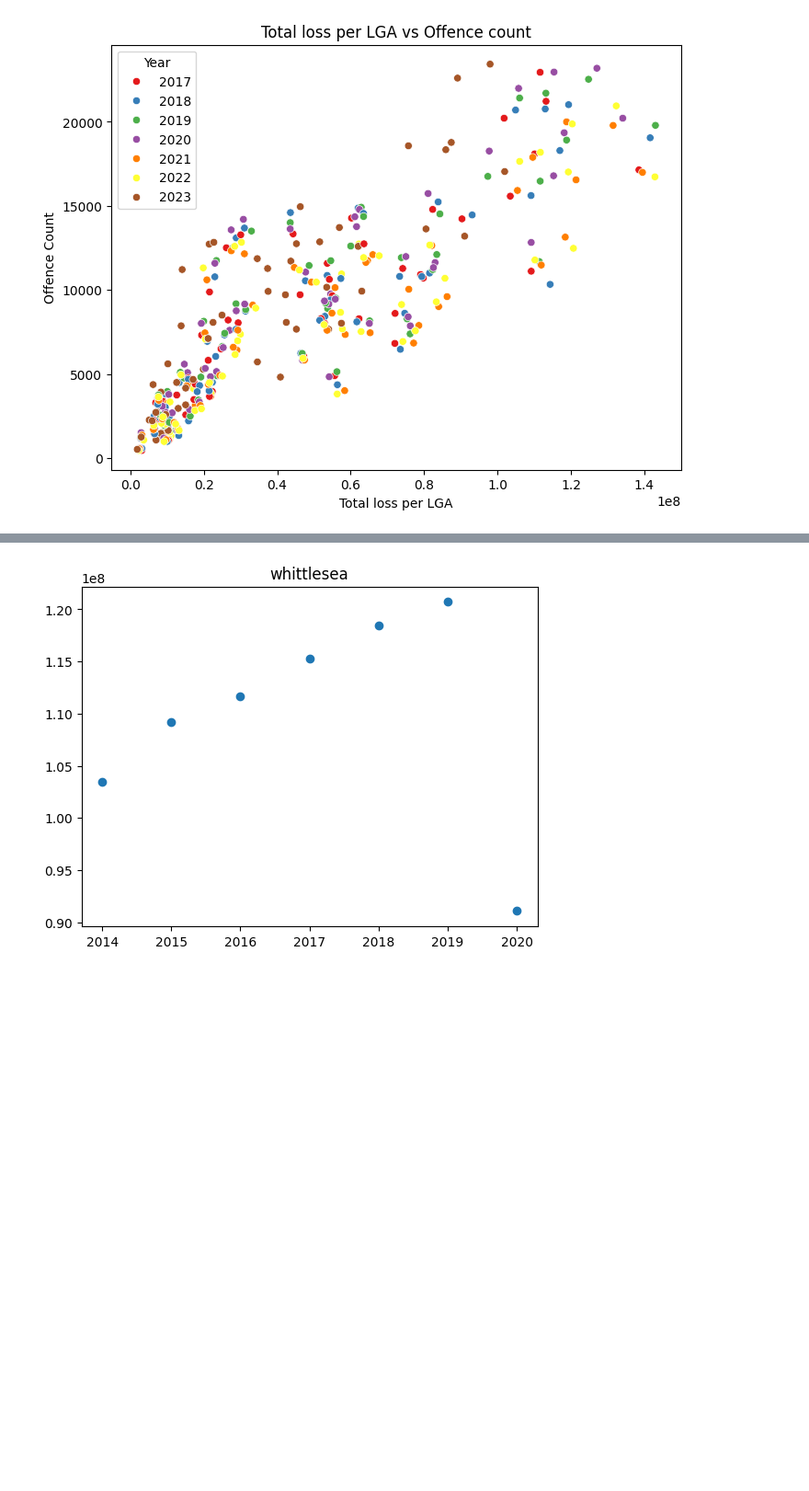
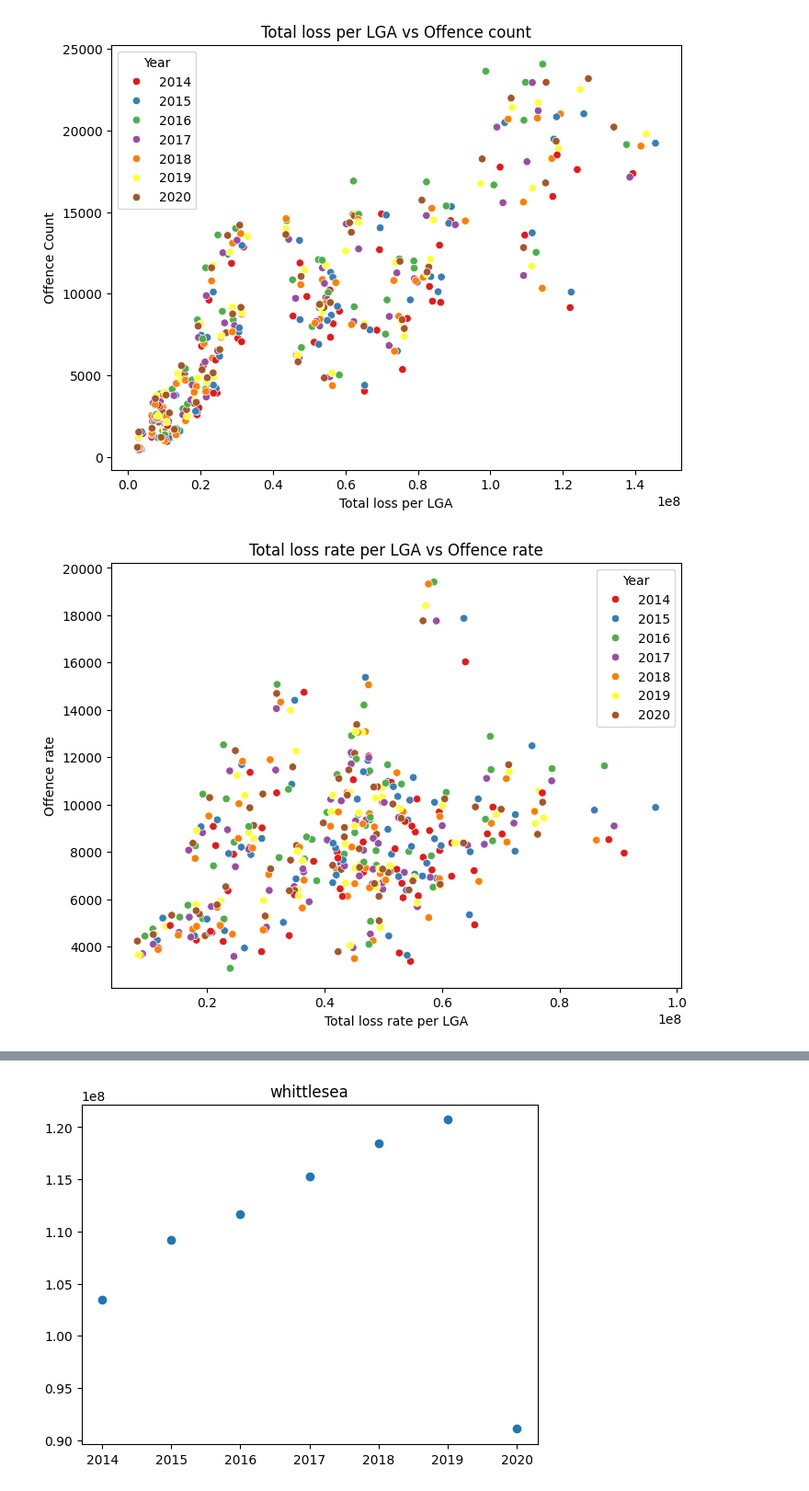
Before and after one commit to khangluong2004/COMP20008_Assignment2, a Jupyter notebook: khang/eda.ipynb, the cells around one changed output, grey strips where cells are left out. Shown at 92% size. Cells and saved outputs as stored; diff of their text form; code cells hidden in the pictures; blank space fills up the shorter version.

```diff
--- a/khang/eda.ipynb
+++ b/khang/eda.ipynb
@@ -119,39 +274,72 @@ yarriambiack 0.8418736303236303
 # # Show the plot
 # plt.show()
 # %%
-# Plot EGM loss per person against offence rate
+# Trend analysis - EGM loss and offence count
+# Plot EGM loss per person against offence count
 # Check using EGM off by 3 years: Still work
 egm_offence_data = {
     'Year': [],
     'loss': [],
     'offence_count': [],
-    'lga': []
+    'lga': [],
+    'offence_rate': [],
+    'loss_rate': [],
+    "population": []
 }
 
 for name, group in preProcess.egm.groupby('LGA Name'):
     # Ignore melbourne, since it's an outlier (probably because melbourne and city of melbourne is not the same thing)
     if name == "melbourne":
         continue
-    for year in range(2017, 2024):
+    for year in range(2014, 2021):
+        offence_count = preProcess.offences[(preProcess.offences['Year'] == year) & (preProcess.offences['Local Government Area'] == name)]['Offence Count'].iloc[0]
+        offence_rate = preProcess.offences[(preProcess.offences['Year'] == year) & (preProcess.offences['Local Government Area'] == name)]['Rate per 100,000 population'].iloc[0]
+        population = offence_count/offence_rate
+        loss = group[str(year - 3)].sum()
+
         egm_offence_data['Year'].append(year)
         egm_offence_data['lga'].append(name)
-        egm_offence_data['loss'].append(group[str(year - 3)].sum())
-        egm_offence_data['offence_count'].append(
-            preProcess.offences.loc[(preProcess.offences['Year'] == year) & (preProcess.offences['Local Government Area'] == name), 'Offence Count'].sum()
-        )
+        egm_offence_data['loss'].append(loss)
+        egm_offence_data['offence_count'].append(offence_count)
+        egm_offence_data['offence_rate'].append(offence_rate)
+        egm_offence_data['loss_rate'].append(loss/population)
+        egm_offence_data['population'].append(population)
 
 # Create scatter plot using Seaborn
 plt.figure(figsize=(8, 6))
 sns.scatterplot(x='loss', y='offence_count', hue='Year', palette='Set1', data=egm_offence_data, legend=True)
 
 # Add labels and title
 plt.xlabel('Total loss per LGA')
 plt.ylabel('Offence Count')
 plt.title('Total loss per LGA vs Offence count')
 
 # Show the plot
 plt.show()
 
+# Create scatter plot using Seaborn
+plt.figure(figsize=(8, 6))
+sns.scatterplot(x='loss_rate', y='offence_rate', hue='Year', palette='Set1', data=egm_offence_data, legend=True)
+
+# Add labels and title
+plt.xlabel('Total loss rate per LGA')
+plt.ylabel('Offence rate')
+plt.title('Total loss rate per LGA vs Offence rate')
+
+# Show the plot
+plt.show()
+
+# Plot population
+egm_frame = pd.DataFrame(egm_offence_data)
+egm_group = egm_frame.groupby("Year")["population"].mean()
+print(egm_group)
+plt.figure()
+plt.title("Population trend")
+sns.scatterplot(x=egm_group.index, y=egm_group.values)
+plt.show()
+
 print(np.corrcoef(egm_offence_data['loss'], egm_offence_data['offence_count']))
+print(np.corrcoef(egm_offence_data['loss_rate'], egm_offence_data['offence_rate']))
 # %% [output]
-[figure, old version]
+[figure, new version]
+[figure, added]
```
Also changed, not shown: parts of 5 cells of this notebook, 1 other file.
